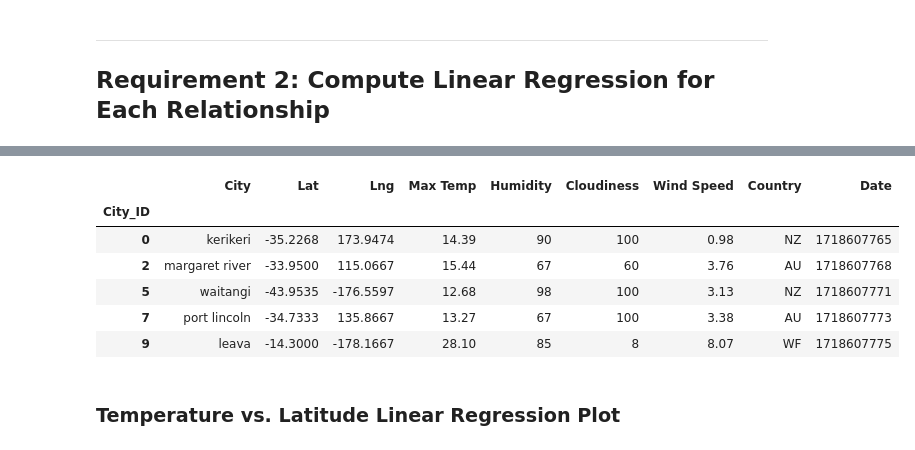
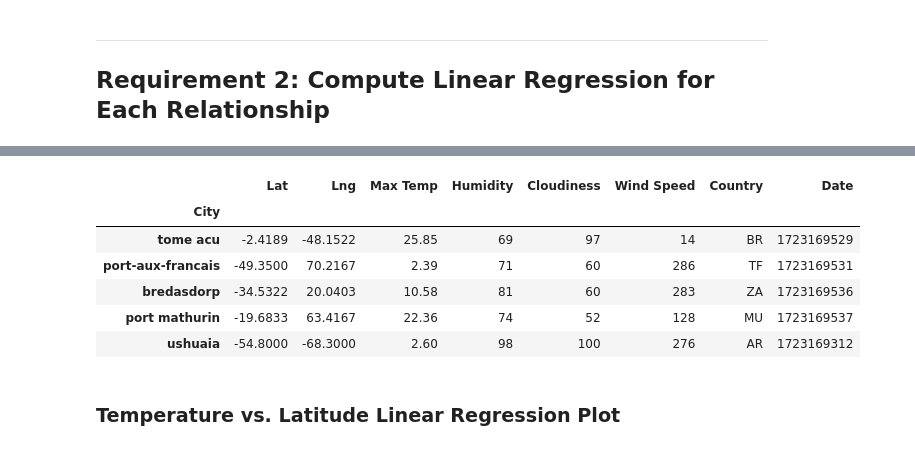
Before and after one commit to Adolph24/python-api-challenge, a Jupyter notebook: starter_code/WeatherPy.ipynb, the cells around one changed output, grey strips where cells are left out. Cells and saved outputs as stored; diff of their text form; code cells hidden in the pictures.

```diff
--- a/starter_code/WeatherPy.ipynb
+++ b/starter_code/WeatherPy.ipynb
@@ -470,16 +414,16 @@ northern_hemi_df.head()
 # %%
 # Create a DataFrame with the Southern Hemisphere data (Latitude < 0)
-# YOUR CODE HERE
+southern_hemi_df = city_data_df[city_data_df["Lat"] < 0]
 
 # Display sample data
 southern_hemi_df.head()
 # %% [output]
-|  | City | Lat | Lng | Max Temp | Humidity | Cloudiness | Wind Speed | Country | Date |
-| City_ID |  |  |  |  |  |  |  |  |  |
-| 0 | kerikeri | -35.2268 | 173.9474 | 14.39 | 90 | 100 | 0.98 | NZ | 1718607765 |
-| 2 | margaret river | -33.9500 | 115.0667 | 15.44 | 67 | 60 | 3.76 | AU | 1718607768 |
-| 5 | waitangi | -43.9535 | -176.5597 | 12.68 | 98 | 100 | 3.13 | NZ | 1718607771 |
-| 7 | port lincoln | -34.7333 | 135.8667 | 13.27 | 67 | 100 | 3.38 | AU | 1718607773 |
-| 9 | leava | -14.3000 | -178.1667 | 28.10 | 85 | 8 | 8.07 | WF | 1718607775 |
+|  | Lat | Lng | Max Temp | Humidity | Cloudiness | Wind Speed | Country | Date |
+| City |  |  |  |  |  |  |  |  |
+| tome acu | -2.4189 | -48.1522 | 25.85 | 69 | 97 | 14 | BR | 1723169529 |
+| port-aux-francais | -49.3500 | 70.2167 | 2.39 | 71 | 60 | 286 | TF | 1723169531 |
+| bredasdorp | -34.5322 | 20.0403 | 10.58 | 81 | 60 | 283 | ZA | 1723169536 |
+| port mathurin | -19.6833 | 63.4167 | 22.36 | 74 | 52 | 128 | MU | 1723169537 |
+| ushuaia | -54.8000 | -68.3000 | 2.60 | 98 | 100 | 276 | AR | 1723169312 |
 # %% [markdown]
 ###  Temperature vs. Latitude Linear Regression Plot
```
Also changed, not shown: parts of 34 cells of this notebook.
